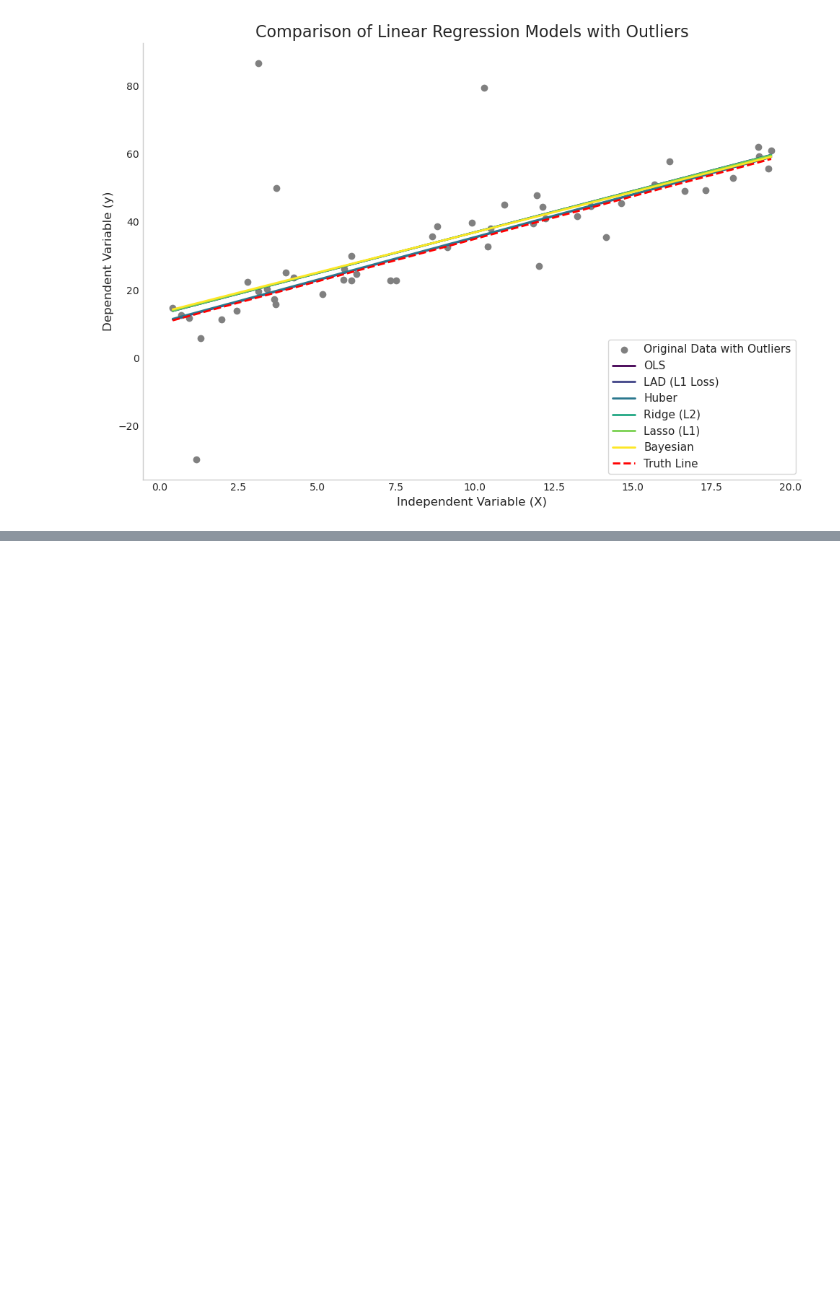
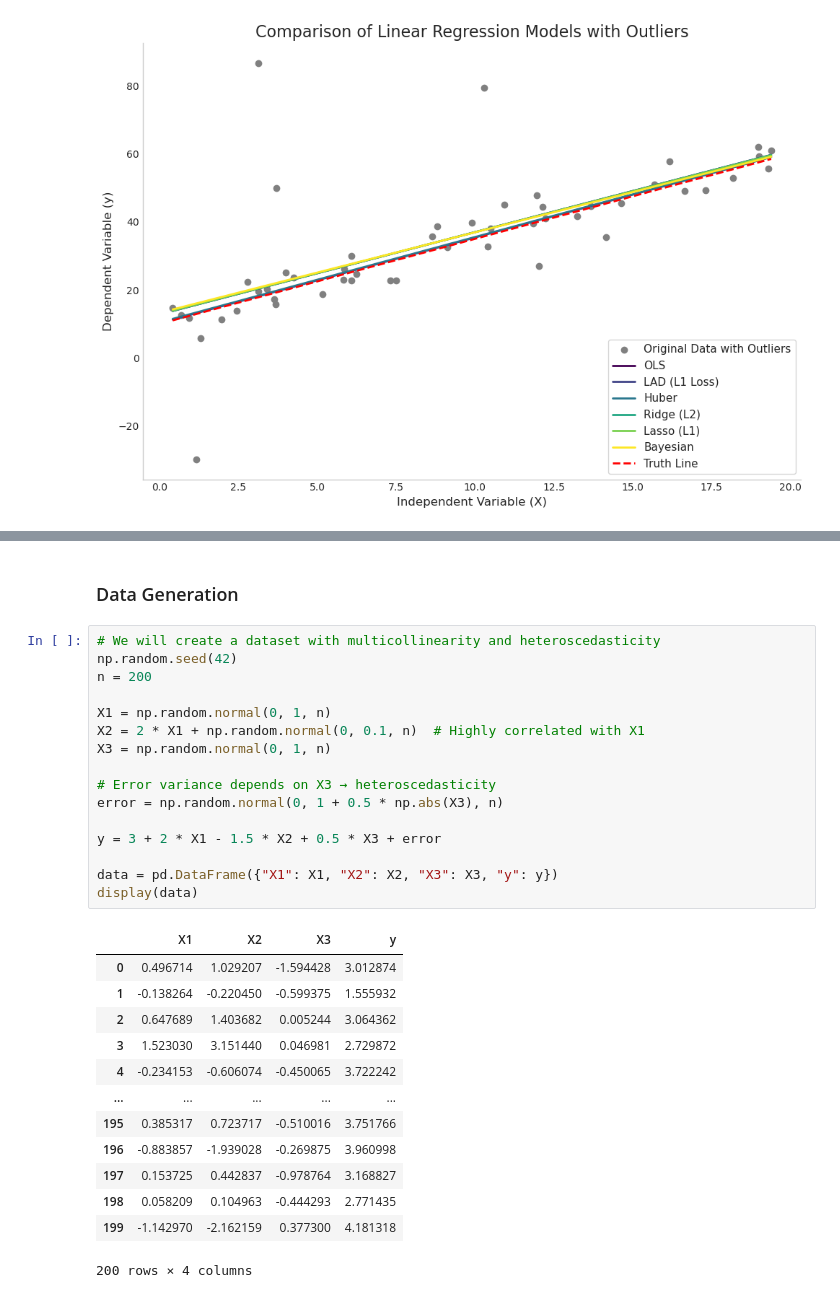
Before and after one commit to thiagoneye/master-machine_learning, a Jupyter notebook: src/regression/linear_regression.ipynb, the cells around one changed output, grey strips where cells are left out. Drawn from its saved outputs; the diff is of its cells as text; blank space fills up the shorter version.

```diff
--- a/src/regression/linear_regression.ipynb
+++ b/src/regression/linear_regression.ipynb
@@ -113,0 +132,32 @@ plt.tight_layout()
+# %% [markdown]
+### Data Generation
+# %%
+# We will create a dataset with multicollinearity and heteroscedasticity
+np.random.seed(42)
+n = 200
+
+X1 = np.random.normal(0, 1, n)
+X2 = 2 * X1 + np.random.normal(0, 0.1, n)  # Highly correlated with X1
+X3 = np.random.normal(0, 1, n)
+
+# Error variance depends on X3 → heteroscedasticity
+error = np.random.normal(0, 1 + 0.5 * np.abs(X3), n)
+
+y = 3 + 2 * X1 - 1.5 * X2 + 0.5 * X3 + error
+
+data = pd.DataFrame({"X1": X1, "X2": X2, "X3": X3, "y": y})
+display(data)
+# %% [output]
+|  | X1 | X2 | X3 | y |
+| 0 | 0.496714 | 1.029207 | -1.594428 | 3.012874 |
+| 1 | -0.138264 | -0.220450 | -0.599375 | 1.555932 |
+| 2 | 0.647689 | 1.403682 | 0.005244 | 3.064362 |
+| 3 | 1.523030 | 3.151440 | 0.046981 | 2.729872 |
+| 4 | -0.234153 | -0.606074 | -0.450065 | 3.722242 |
+| ... | ... | ... | ... | ... |
+| 195 | 0.385317 | 0.723717 | -0.510016 | 3.751766 |
+| 196 | -0.883857 | -1.939028 | -0.269875 | 3.960998 |
+| 197 | 0.153725 | 0.442837 | -0.978764 | 3.168827 |
+| 198 | 0.058209 | 0.104963 | -0.444293 | 2.771435 |
+| 199 | -1.142970 | -2.162159 | 0.377300 | 4.181318 |
+200 rows × 4 columns
```
Also changed, not shown: parts of 11 cells of this notebook, 1 other file.
